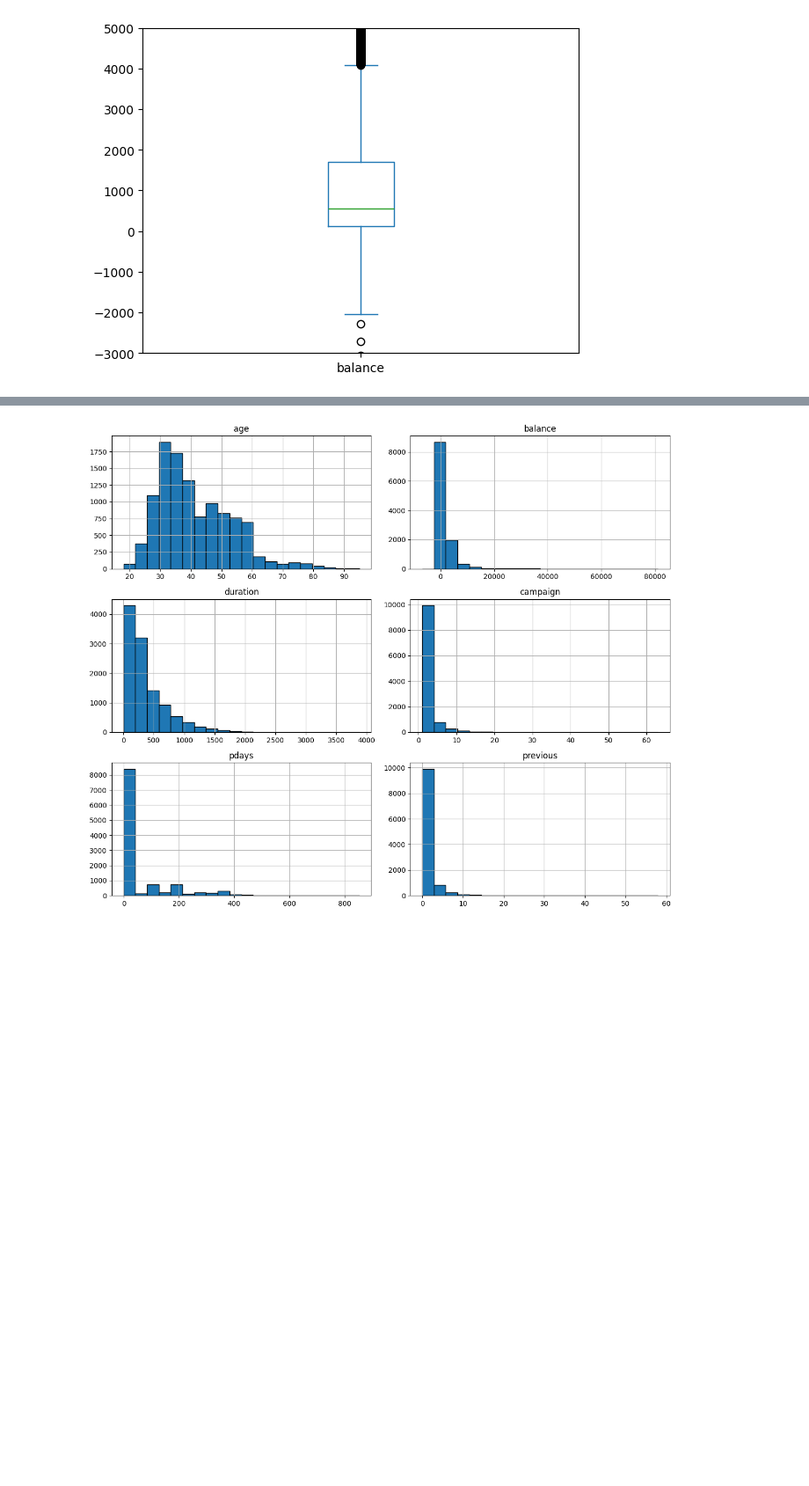
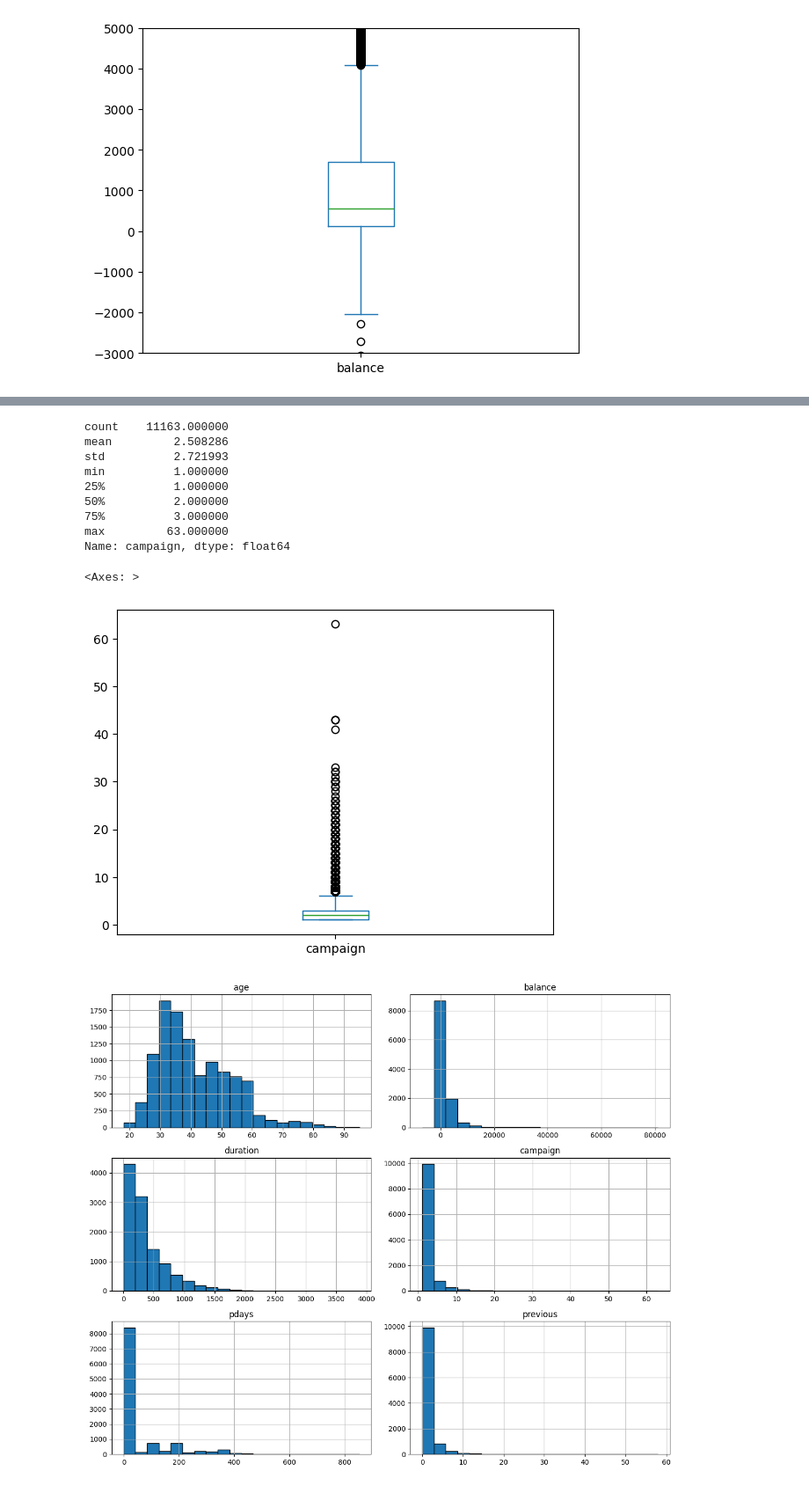
Before and after one commit to MarinaTorba/PersonalDataProrjects, a Jupyter notebook: Equip_9/Scripts/EDA.ipynb, the cells around one changed output, grey strips where cells are left out. Shown at 88% size. Saved outputs shown, nothing was run; the diff lists cells and outputs as text; code cells hidden in the pictures; blank space fills up the shorter version.

```diff
--- a/Equip_9/Scripts/EDA.ipynb
+++ b/Equip_9/Scripts/EDA.ipynb
@@ -162 +184,16 @@ Name: balance, dtype: float64
+# %%
+print(df_original['campaign'].describe())
+df_original['campaign'].plot.box()
+# %% [output]
+count    11163.000000
+mean         2.508286
+std          2.721993
+min          1.000000
+25%          1.000000
+50%          2.000000
+75%          3.000000
+max         63.000000
+Name: campaign, dtype: float64
+<Axes: >
+[figure, added]
 # %%
```
Also changed, not shown: parts of 14 cells of this notebook.
